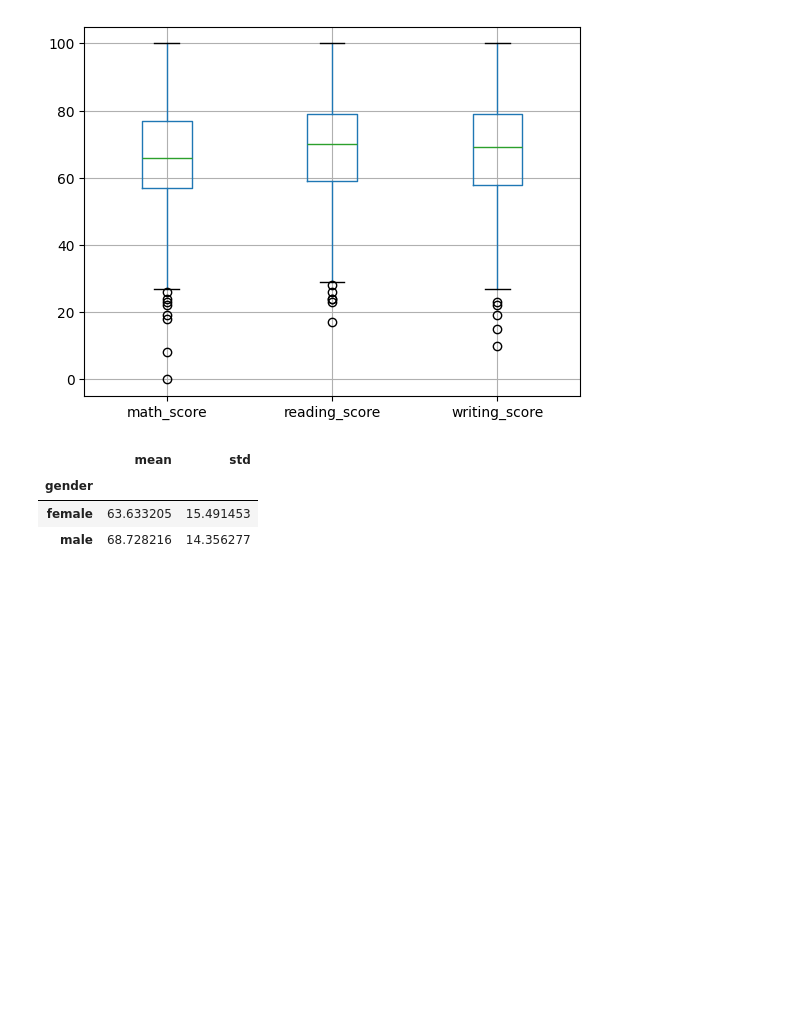
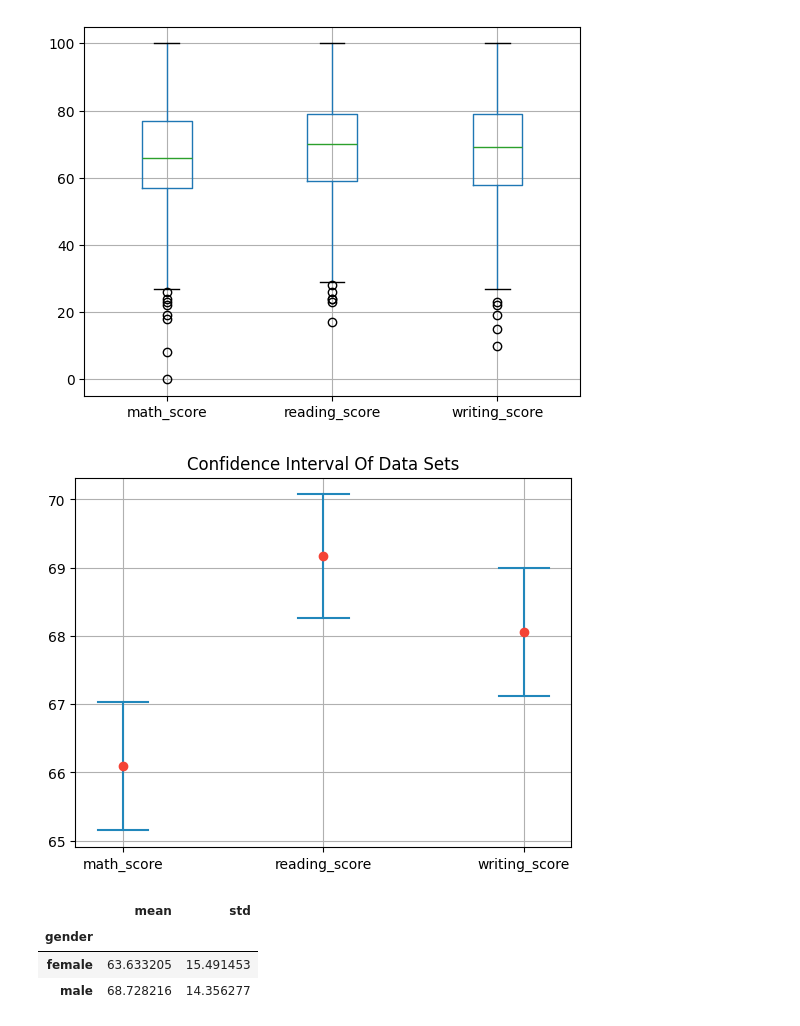
Before and after one commit to AlexTmbMifi/ML-Projects.-Statistics, a Jupyter notebook: StudentAnalys.ipynb, the cells around one changed output. Drawn from its saved outputs; the diff is of its cells as text; code cells hidden in the pictures; blank space fills up the shorter version.

```diff
--- a/StudentAnalys.ipynb
+++ b/StudentAnalys.ipynb
@@ -110,6 +119,36 @@ plt.show()
 df.boxplot(column=['math_score', 'reading_score', 'writing_score']);
 # %% [output]
 [figure]
+# %%
+# функция построения доверительных интервалов
+def plot_confidence_interval(x, values, z=1.96, color='#2187bb', horizontal_line_width=0.25):
+
+    mean = values.mean()
+    stdev = values.std()
+    confidence_interval = z * stdev / np.sqrt(len(values)) # z = 1.96 - 95 % интервал, т.к. нормальное распределение
+
+    left = x - horizontal_line_width / 2 # значение линии слева по оси ОX
+    top = mean - confidence_interval   # верхняя граница среднего
+    right = x + horizontal_line_width / 2 # значение линии справа по оси ОX
+    bottom = mean + confidence_interval # нижняя граница среднего
+
+    # построение линий по двум точкам
+    plt.plot([x, x], [top, bottom], color=color)
+    plt.plot([left, right], [top, top], color=color)
+    plt.plot([left, right], [bottom, bottom], color=color)
+    # обозначение среднего значения
+    plt.plot(x, mean, 'o', color='#f44336')
+
+    return mean, confidence_interval
+# %%
+plt.xticks([1, 2, 3], ['math_score', 'reading_score', 'writing_score'])
+plt.title('Confidence Interval Of Data Sets')
+plot_confidence_interval(1, df.math_score)
+plot_confidence_interval(2, df.reading_score)
+plot_confidence_interval(3, df.writing_score)
+plt.grid()
+# %% [output]
+[figure, added]
 # %%
 # t - тест Стюдента. Количественная переменная - оценки по математике, номинативная - пол студентов
 # нулевая гипотеза H_0 - одинаковые средние, нет различий между полом
```
Also changed, not shown: parts of 2 cells of this notebook.
